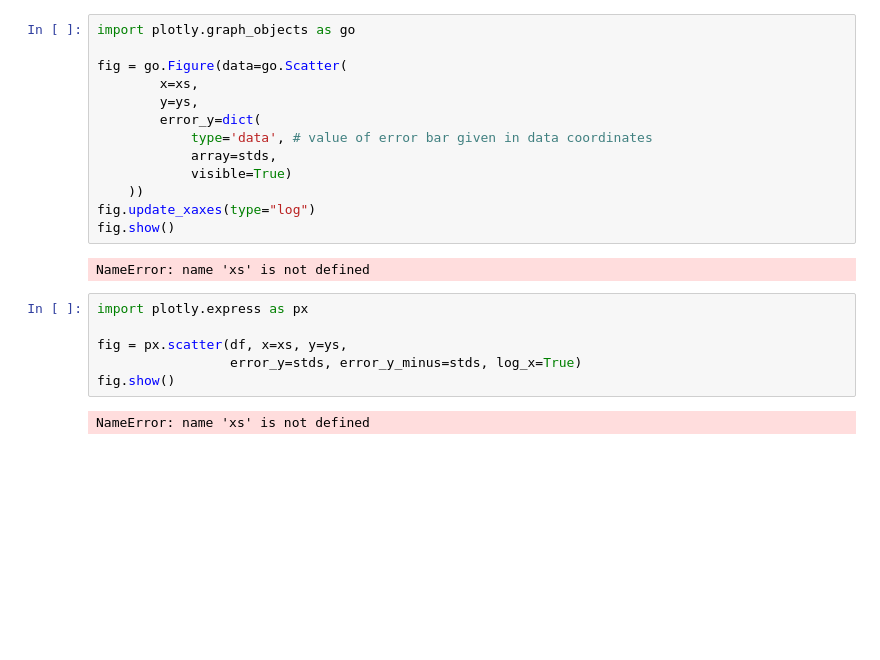
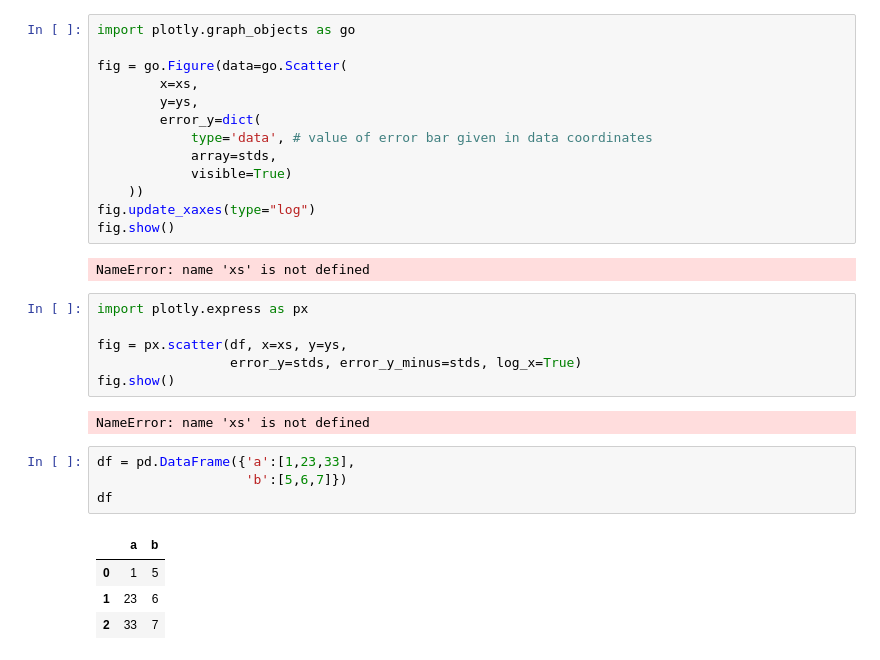
Before and after one commit to shimbalama/omics_dashboard, a Jupyter notebook: Untitled-1.ipynb, the cells around one changed output. Drawn from its saved outputs; the diff is of its cells as text; blank space fills up the shorter version.

```diff
--- a/Untitled-1.ipynb
+++ b/Untitled-1.ipynb
@@ -351,3 +324,12 @@ fig = px.scatter(df, x=xs, y=ys,
 fig.show()
 # %% [output]
 NameError: name 'xs' is not defined
+# %%
+df = pd.DataFrame({'a':[1,23,33],
+                   'b':[5,6,7]})
+df
+# %% [output]
+|  | a | b |
+| 0 | 1 | 5 |
+| 1 | 23 | 6 |
+| 2 | 33 | 7 |
```
Also changed, not shown: parts of 6 cells of this notebook, 4 other files.
